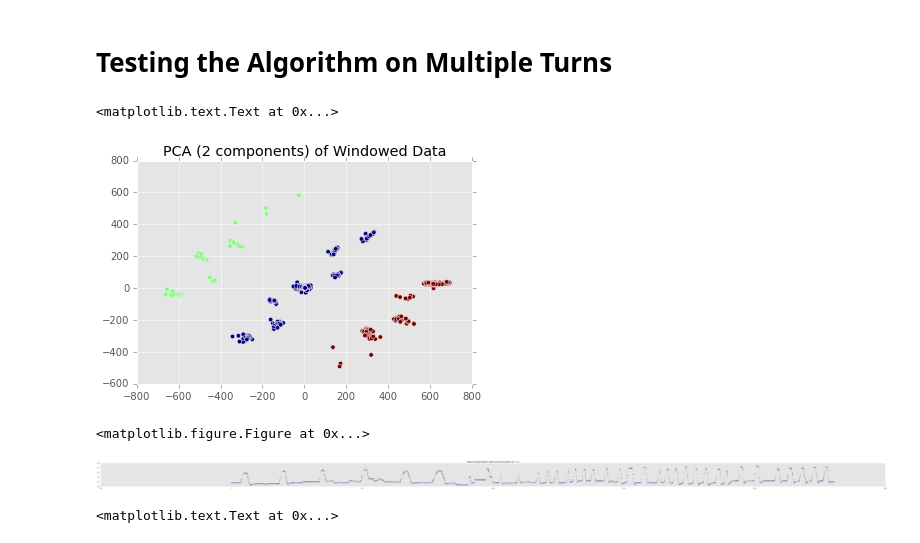
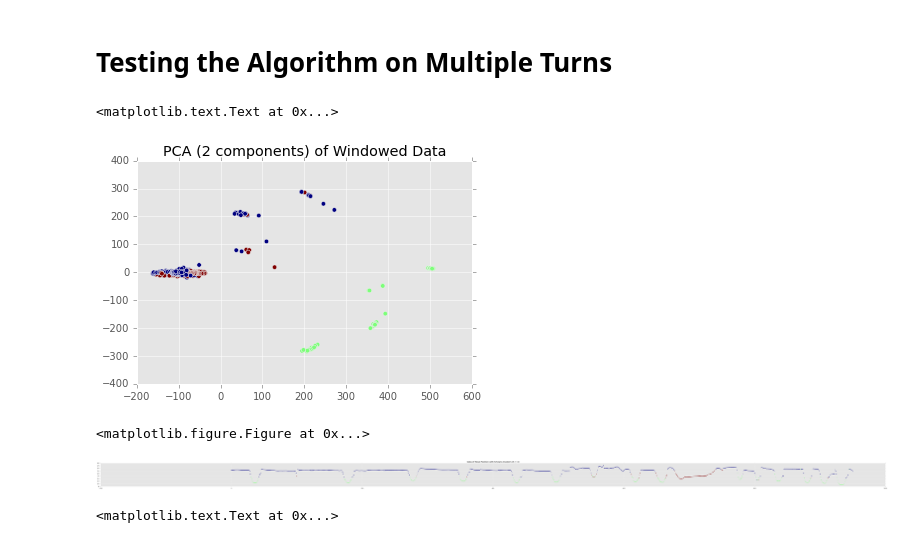
Before and after one commit to chrisngan24/fydp, a Jupyter notebook: experimental/face_modeling/feature_eng.ipynb, the cells around one changed output. Saved outputs shown, nothing was run; the diff lists cells and outputs as text; code cells hidden in the pictures.

```diff
--- a/experimental/face_modeling/feature_eng.ipynb
+++ b/experimental/face_modeling/feature_eng.ipynb
@@ -103,23 +103,23 @@ for k in ks:
 # Testing the Algorithm on Multiple Turns
 # %%
 
-df_dump = pd.read_csv('data/merged/look_left.csv')
+df_dump = pd.read_csv('data/merged/look_right.csv')
 
 pca = PCA(n_components=2)
 cols = df_dump.columns.values.tolist()
 cols.remove('time')
 X = pca.fit_transform(df_dump[cols].fillna(0))
 plt.scatter(X[:,0], X[:,1],c=df_dump['class'])
 plt.title('PCA (2 components) of Windowed Data')
 plt.figure()
 plt.figure(figsize =(100,3))
 plt.scatter(df_dump.index, df_dump['noseX_raw'], c=df_dump['class'])
 plt.title('Data of Nose Position with Kmeans Clusters (K = 3)')
 # %% [output]
 <matplotlib.text.Text at 0x...>
-[figure, old version]
+[figure, new version]
 <matplotlib.figure.Figure at 0x...>
-[figure, old version]
+[figure, new version]
 # %%
 
 df_dump = pd.read_csv('data/merged/look_right.csv')
```
Also changed, not shown: parts of 2 cells of this notebook, 5 other files.
